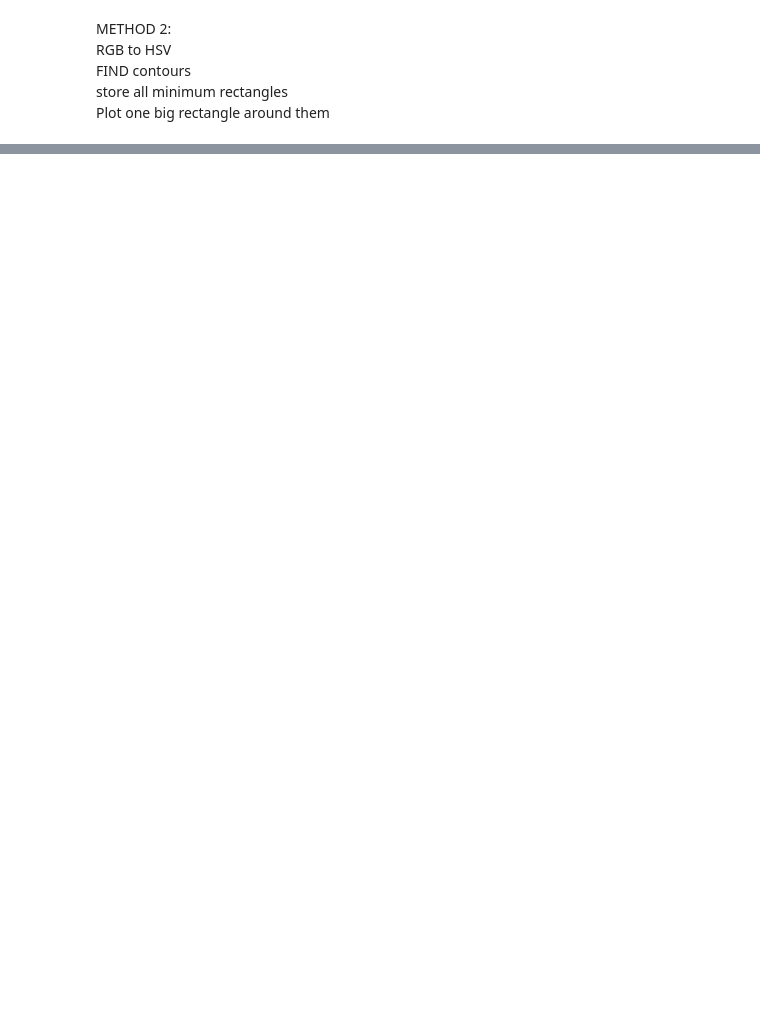
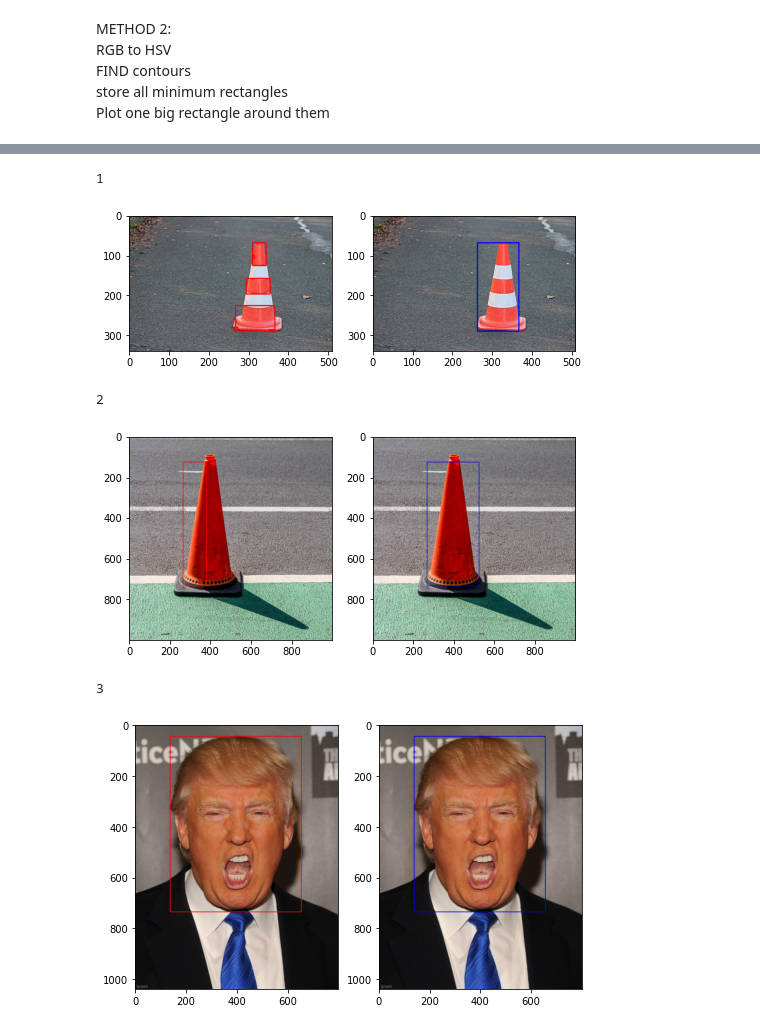
Before and after one commit to oskarbosgraaf/erf2022, a Jupyter notebook: development/blob_detection/derck_test.ipynb, the cells around one changed output, grey strips where cells are left out. Saved outputs shown, nothing was run; the diff lists cells and outputs as text; code cells hidden in the pictures; blank space fills up the shorter version.

```diff
--- a/development/blob_detection/derck_test.ipynb
+++ b/development/blob_detection/derck_test.ipynb
@@ -111,0 +123,31 @@ plt.imshow(RGB_result)
+# %%
+def create_2_plots_simple(image_1, image_2):
+    plt.imshow(image_1)
+    plt.show()
+    plt.imshow(image_2)
+    plt.show()
+
+def create_2_subplots(image_1, image_2):
+    fig = plt.figure(figsize=(8, 8))
+    columns = 2
+    rows = 1
+    fig.add_subplot(rows, columns, 1)
+    plt.imshow(image_1)
+    fig.add_subplot(rows, columns, 2)
+    plt.imshow(image_2)
+    plt.show()
+# %%
+images = ["blob_cone.jpg", "full_orange.jpg", "donald.jpg"]
+for i, im in enumerate(images):
+    print(f"{i+1}")
+    im = cv2.imread(im)
+    image_1 = multiple_rects(im)
+    image_2 = one_big_rect(im)
+    create_2_subplots(image_1, image_2)
+# %% [output]
+1
+[figure, added]
+2
+[figure, added]
+3
+[figure, added]
```
Also changed, not shown: parts of 4 cells of this notebook, 1 other file.
